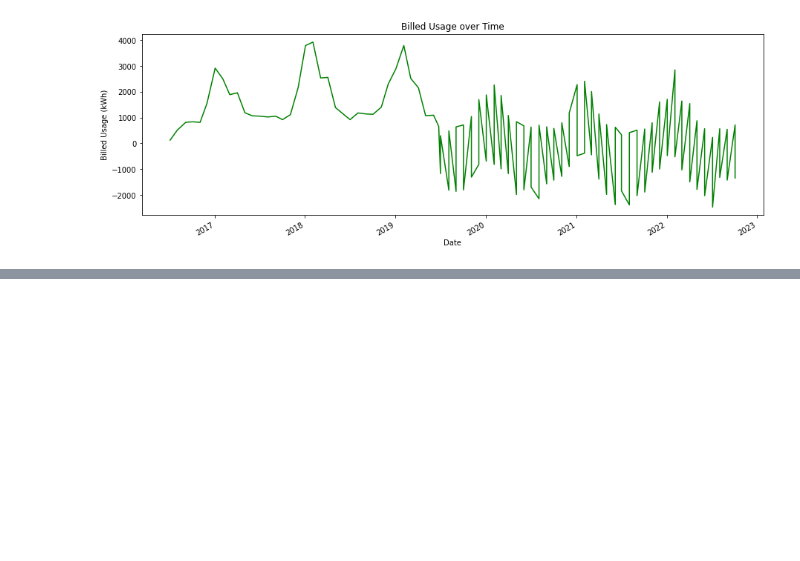
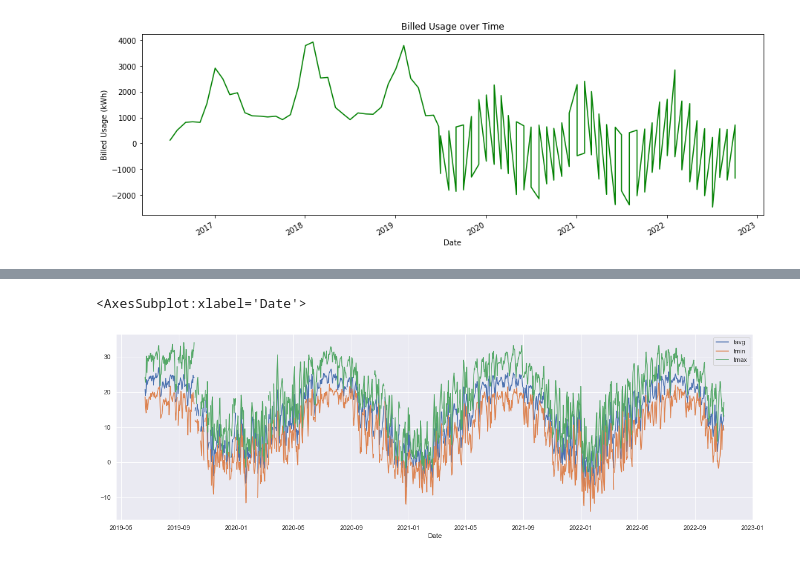
Before and after one commit to TheSupremeToast/Datafest2022-DataSoup, a Jupyter notebook: src/graph1.ipynb, the cells around one changed output, grey strips where cells are left out. Drawn from its saved outputs; the diff is of its cells as text; code cells hidden in the pictures; blank space fills up the shorter version.

Commit message:
Tried graphing more stuff, mainly from daily csv
worked on getting the weather data for all the corosponding days regarding the dates given in daily csv, graphed a few more stuff

```diff
--- a/src/graph1.ipynb
+++ b/src/graph1.ipynb
@@ -35,3 +34,13 @@ clean_meter_df.plot(x='date',
 # %% [output]
 <AxesSubplot:title={'center':'Billed Usage over Time'}, xlabel='Date', ylabel='Billed Usage (kWh)'>
 [figure]
+# %%
+daily_df = pd.read_csv(MASTER_PATH + '/input/daily.csv')
+daily_df['Date & Time'] = pd.to_datetime(daily_df['Date & Time'])
+daily_df.insert(1, 'Date', daily_df['Date & Time'].dt.date)
+daily_df.insert(2, 'Time', daily_df['Date & Time'].dt.time)
+daily_df.insert(3, 'Month', daily_df['Date & Time'].dt.month)
+daily_df.sort_values(by=['Date & Time'], inplace=True)
+# remove the duplicate date & time rows
+daily_df.drop_duplicates(subset=['Date & Time'], inplace=True)
+daily_df
@@ -37,0 +80,14 @@ clean_meter_df.plot(x='date',
+# %%
+from meteostat import Point, Daily
+start = daily_df['Date & Time'].min() - pd.Timedelta(days=1)
+end = daily_df['Date & Time'].max()
+print(f'Starting Date: {start}, Ending Date: {end}')
+
+# get historical weather data for Blacksburg, VA
+blacksburg = Point(37.2296, -80.4139)
+weather = Daily(blacksburg, start, end)
+weather_df = weather.fetch()
+weather_df = weather_df.reset_index().rename(columns={'index':'dates'})
+weather_df['time'] = weather_df['time'].dt.date
+weather_df.rename(columns={'time':'Date'}, inplace=True)
+weather_df
@@ -37,0 +109,5 @@ clean_meter_df.plot(x='date',
+# %%
+weather_df.plot(x='Date', y=['tavg', 'tmin', 'tmax'])
+# %% [output]
+<AxesSubplot:xlabel='Date'>
+[figure, added]
```
Also changed, not shown: parts of 9 cells of this notebook, 1 other file.
